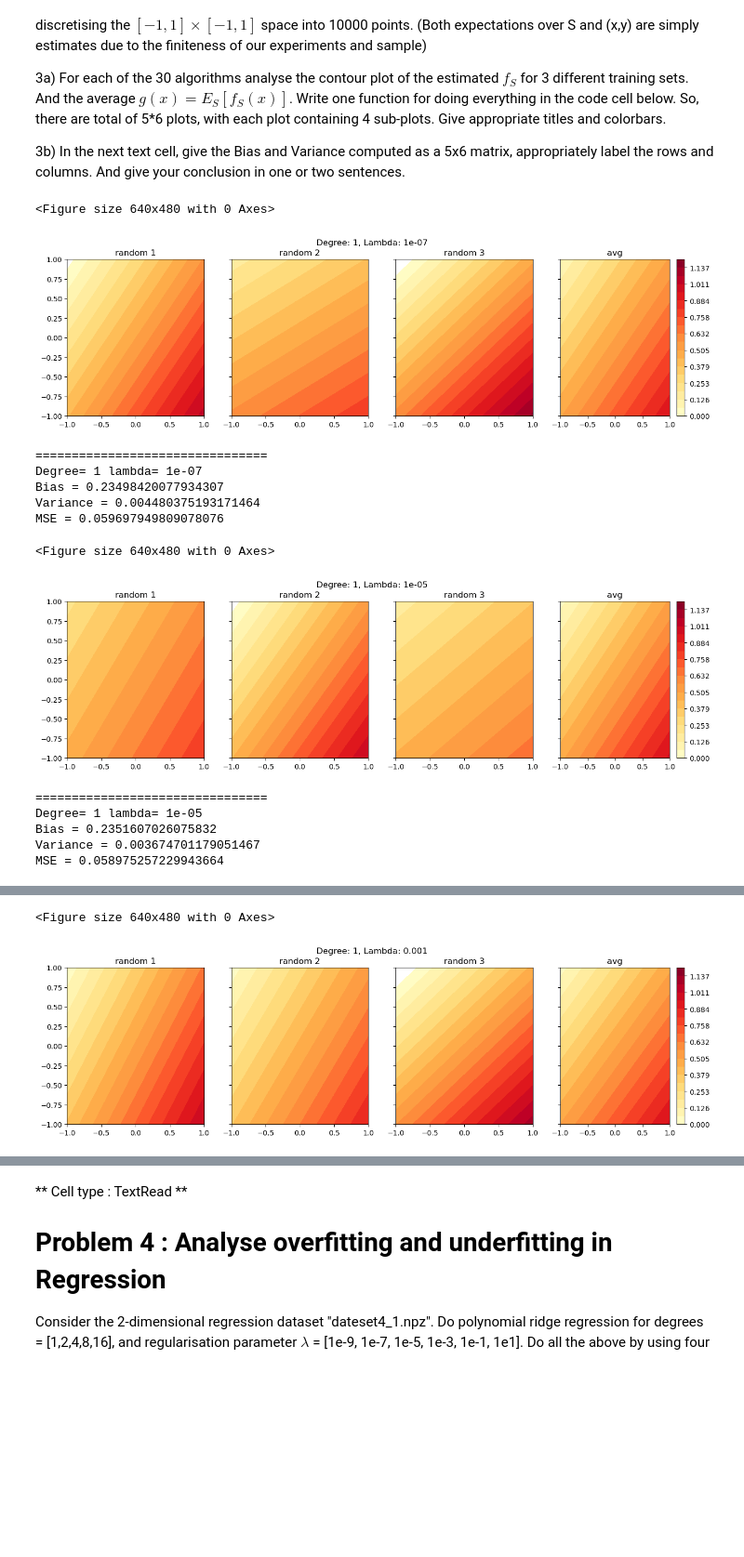
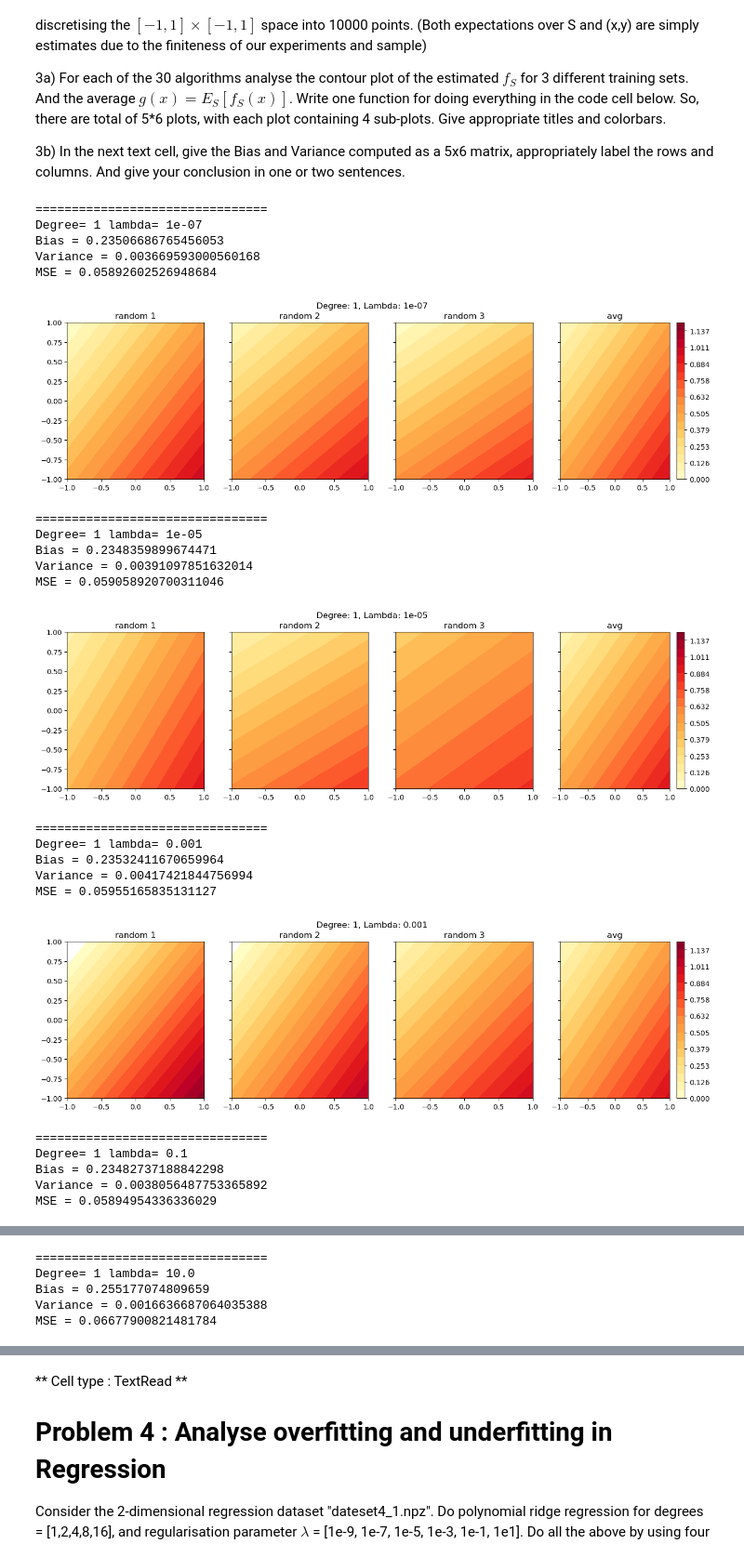
Before and after one commit to Bala-A87/CS5691-Assignments, a Jupyter notebook: A1/ProgAssmt1_student.ipynb, the cells around one changed output, grey strips where cells are left out. Shown at 93% size. Saved outputs shown, nothing was run; the diff lists cells and outputs as text; code cells hidden in the pictures; blank space fills up the shorter version.

```diff
--- a/A1/ProgAssmt1_student.ipynb
+++ b/A1/ProgAssmt1_student.ipynb
@@ -650,9 +650,7 @@ def visualise_polynomial_2d(wt_vector, degree, ax, title=""):
 
     contour = ax.contourf(X,Y,Z,levels=np.linspace(0.,1.2 , 20),cmap='YlOrRd')
     ax.set_title(label=title)
-    # ax.colorbar()
     return contour
-    # plt.show()
 
 def visualise_actual_2d(ax, title=""):
     X,Y = np.meshgrid(np.linspace(-1,1,100), np.linspace(-1,1,100))
@@ -719,11 +717,10 @@ def compute_BV_error_sample_plot(degree, reg_param, num_training_samples=50):
     visualise_polynomial_2d(wt_vectors[99], degree, ax3, "random 3")
     wt_vector_avg = np.mean(wt_vectors, axis=0)
     contour = visualise_polynomial_2d(wt_vector_avg, degree, ax4, "avg")
-    # contour = visualise_actual_2d(ax5, "actual")
 
     plt.suptitle("Degree: "+str(degree)+", Lambda: "+str(reg_param))
     plt.colorbar(contour)
-    plt.show()
+    # plt.show()
 
     # Bias**2 = E_x[(g-f*)**2]
     # Var = E_sE_x[(fs-g)**2]
@@ -734,46 +731,53 @@ def compute_BV_error_sample_plot(degree, reg_param, num_training_samples=50):
     X_test = np.transpose(np.array([np.ndarray.flatten(X), np.ndarray.flatten(Y)]))
 
     # Bias calculation
     g_x = polynomial_regression_ridge_pred(X_test, wt_vector_avg, degree)
     y_x = get_Y_train(X_test)
     sq_diff = np.subtract(g_x, y_x)**2
     bias_sq = np.mean(sq_diff)
 
     # Variance calculation
     var_arr = np.zeros(shape=100)
     for i in range(100):
         fs_x = polynomial_regression_ridge_pred(X_test, wt_vectors[i], degree)
         sq_diff = np.subtract(fs_x, g_x)**2
         var_arr[i] = np.mean(sq_diff)
     var = np.mean(var_arr)
     return (np.sqrt(bias_sq), var, bias_sq+var)
 
 
 for degree in [1,2,4,8,16]:
-# for degree in [4,8,16]:
     for reg_param in [1e-7, 1e-5, 1e-3, 1e-1, 1e1, 1e3]:
-        plt.figure()
         b,v,e = compute_BV_error_sample_plot(degree, reg_param)
 
         print('================================')
         print('Degree= '+str(degree)+' lambda= '+str(reg_param))
         print('Bias = '+str(b))
         print('Variance = '+str(v))
         print('MSE = '+str(e))
 
         plt.show()
 # %% [output]
-<Figure size 640x480 with 0 Axes>
+================================
+Degree= 1 lambda= 1e-07
+Bias = 0.23506686765456053
+Variance = 0.003669593000560168
+MSE = 0.05892602526948684
-[figure, old version]
+[figure, new version]
 ================================
-Degree= 1 lambda= 1e-07
-Bias = 0.23498420077934307
-Variance = 0.004480375193171464
-MSE = 0.059697949809078076
+Degree= 1 lambda= 1e-05
+Bias = 0.2348359899674471
+Variance = 0.00391097851632014
+MSE = 0.059058920700311046
+[figure, new version]
-<Figure size 640x480 with 0 Axes>
+================================
+Degree= 1 lambda= 0.001
+Bias = 0.23532411670659964
+Variance = 0.00417421844756994
+MSE = 0.05955165835131127
-[figure, old version]
+[figure, new version]
 ================================
-Degree= 1 lambda= 1e-05
-Bias = 0.2351607026075832
-Variance = 0.003674701179051467
-MSE = 0.058975257229943664
+Degree= 1 lambda= 0.1
+Bias = 0.23482737188842298
+Variance = 0.0038056487753365892
+MSE = 0.05894954336336029
@@ -780,2 +785,5 @@ MSE = 0.058975257229943664
-<Figure size 640x480 with 0 Axes>
+================================
+Degree= 1 lambda= 10.0
+Bias = 0.255177074809659
+Variance = 0.0016636687064035388
+MSE = 0.06677900821481784
-[figure, old version]
```
Also changed, not shown: parts of 6 cells of this notebook.
